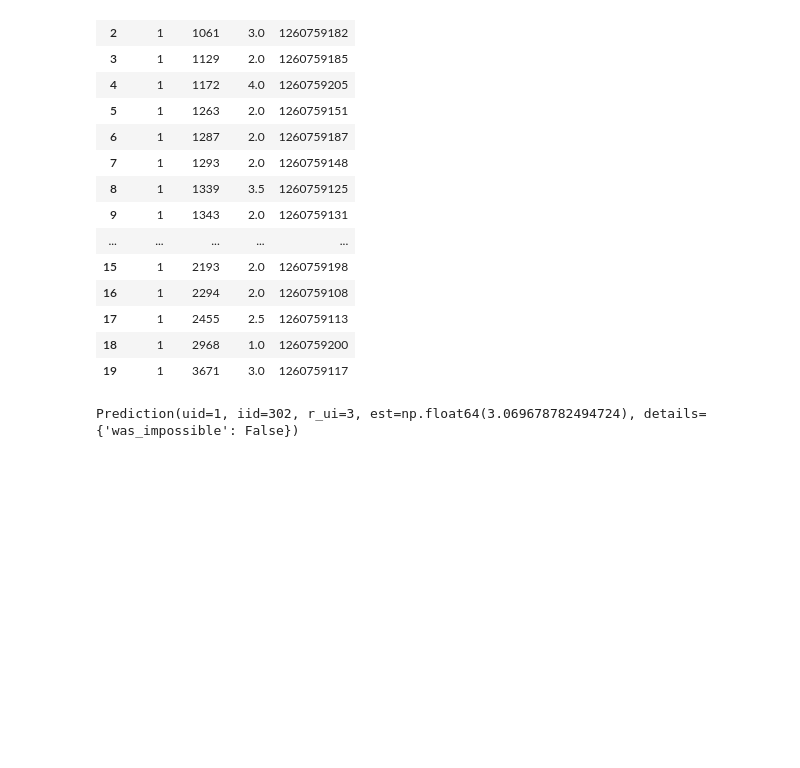
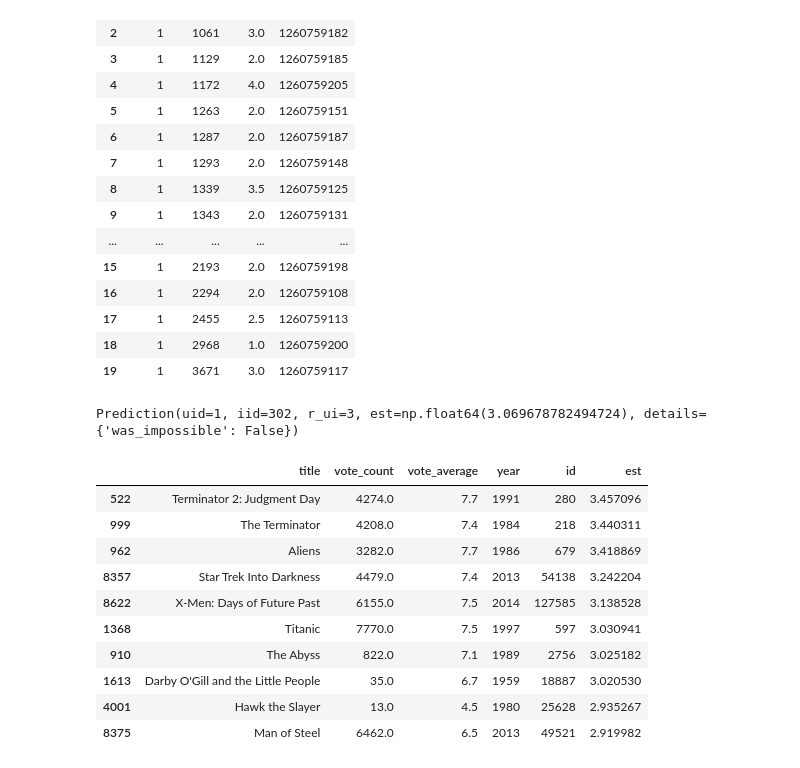
Before and after one commit to fiacredev/systems-based-recommendation, a Jupyter notebook: movie.ipynb, the cells around one changed output. Cells and saved outputs as stored; diff of their text form; code cells hidden in the pictures; blank space fills up the shorter version.

Commit message:
Try the hybrid recommender for one user

```diff
--- a/movie.ipynb
+++ b/movie.ipynb
@@ -522,3 +522,17 @@ def hybrid(userId, title):
     movies['est'] = movies['id'].apply(lambda x: svd.predict(userId, indices_map.loc[x]['movieId']).est)
     movies = movies.sort_values('est', ascending=False)
     return movies.head(10)
+# %%
+hybrid(1, 'Avatar')
+# %% [output]
+|  | title | vote_count | vote_average | year | id | est |
+| 522 | Terminator 2: Judgment Day | 4274.0 | 7.7 | 1991 | 280 | 3.457096 |
+| 999 | The Terminator | 4208.0 | 7.4 | 1984 | 218 | 3.440311 |
+| 962 | Aliens | 3282.0 | 7.7 | 1986 | 679 | 3.418869 |
+| 8357 | Star Trek Into Darkness | 4479.0 | 7.4 | 2013 | 54138 | 3.242204 |
+| 8622 | X-Men: Days of Future Past | 6155.0 | 7.5 | 2014 | 127585 | 3.138528 |
+| 1368 | Titanic | 7770.0 | 7.5 | 1997 | 597 | 3.030941 |
+| 910 | The Abyss | 822.0 | 7.1 | 1989 | 2756 | 3.025182 |
+| 1613 | Darby O'Gill and the Little People | 35.0 | 6.7 | 1959 | 18887 | 3.020530 |
+| 4001 | Hawk the Slayer | 13.0 | 4.5 | 1980 | 25628 | 2.935267 |
+| 8375 | Man of Steel | 6462.0 | 6.5 | 2013 | 49521 | 2.919982 |
```
